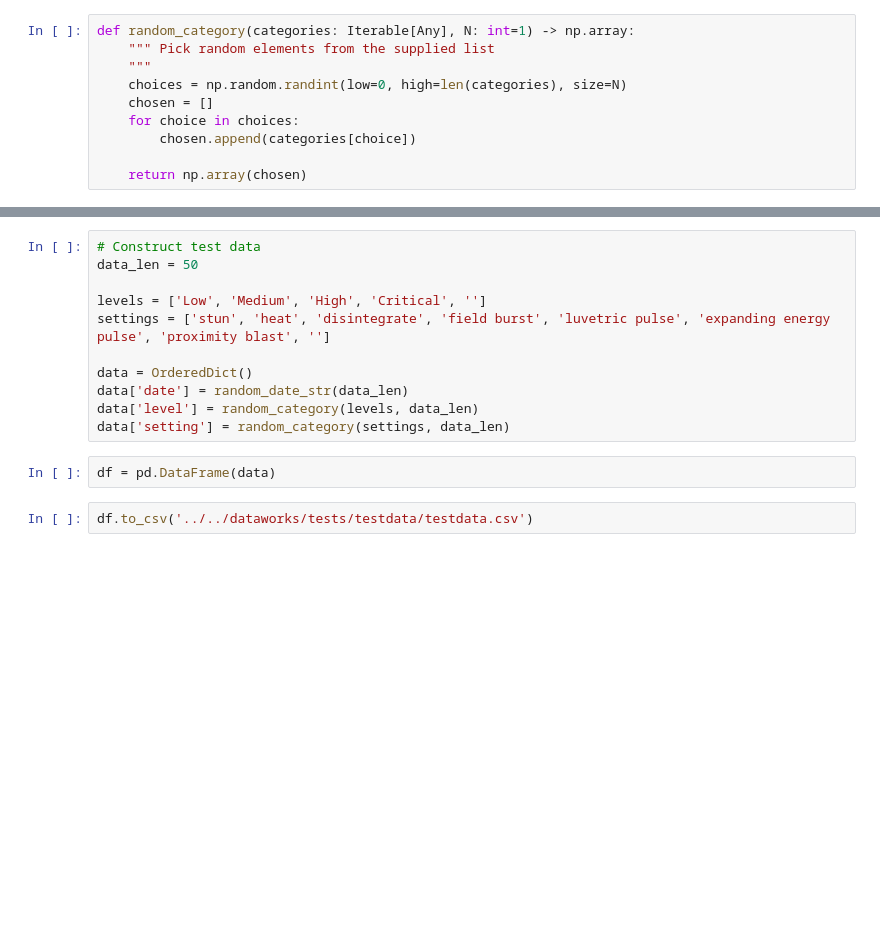
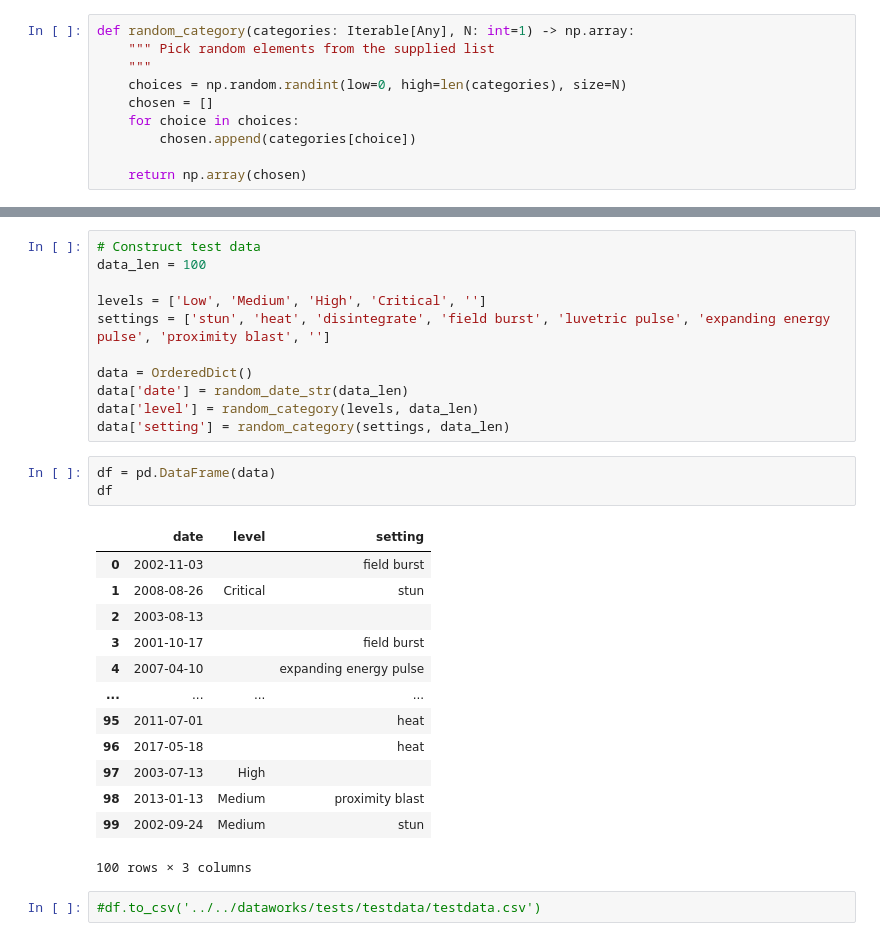
Before and after one commit to bogeholm/dataworks, a Jupyter notebook: dev/jupyter/generate-test-csv.ipynb, the cells around one changed output, grey strips where cells are left out. Saved outputs shown, nothing was run; the diff lists cells and outputs as text; blank space fills up the shorter version.

```diff
--- a/dev/jupyter/generate-test-csv.ipynb
+++ b/dev/jupyter/generate-test-csv.ipynb
@@ -46,6 +46,6 @@ array(['Medium', 'Low', '', 'High', 'High'], dtype='<U6')
 # %%
 # Construct test data
-data_len = 50
+data_len = 100
 
 levels = ['Low', 'Medium', 'High', 'Critical', '']
 settings = ['stun', 'heat', 'disintegrate', 'field burst', 'luvetric pulse', 'expanding energy pulse', 'proximity blast', '']
@@ -56,5 +56,20 @@ data['level'] = random_category(levels, data_len)
 data['setting'] = random_category(settings, data_len)
 # %%
 df = pd.DataFrame(data)
+df
+# %% [output]
+|  | date | level | setting |
+| 0 | 2002-11-03 |  | field burst |
+| 1 | 2008-08-26 | Critical | stun |
+| 2 | 2003-08-13 |  |  |
+| 3 | 2001-10-17 |  | field burst |
+| 4 | 2007-04-10 |  | expanding energy pulse |
+| ... | ... | ... | ... |
+| 95 | 2011-07-01 |  | heat |
+| 96 | 2017-05-18 |  | heat |
+| 97 | 2003-07-13 | High |  |
+| 98 | 2013-01-13 | Medium | proximity blast |
+| 99 | 2002-09-24 | Medium | stun |
+100 rows × 3 columns
 # %%
-df.to_csv('../../dataworks/tests/testdata/testdata.csv')
+#df.to_csv('../../dataworks/tests/testdata/testdata.csv')
```
Also changed, not shown: parts of 2 cells of this notebook, 7 other files.
